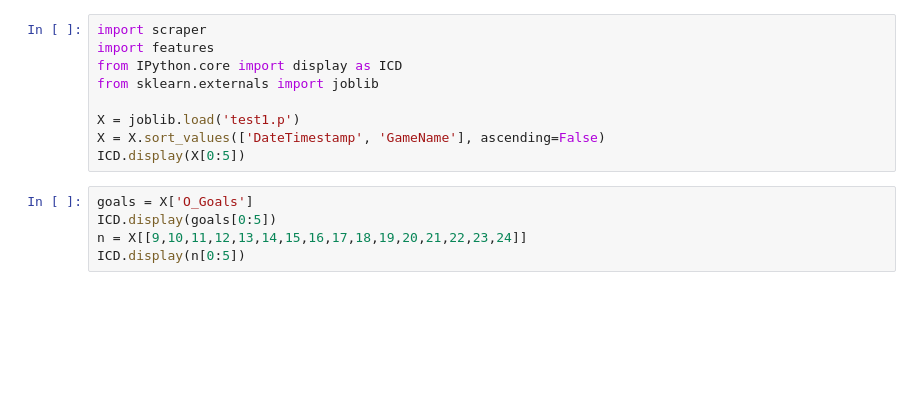
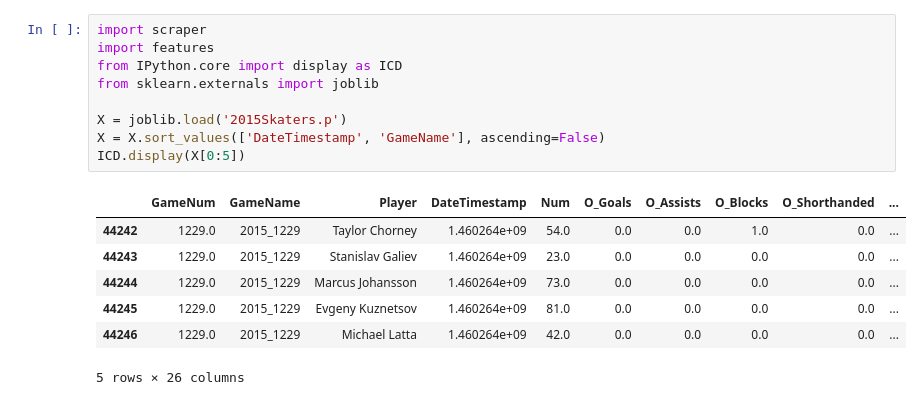
Before and after one commit to mmn599/hockey, a Jupyter notebook: ScattinPlots.ipynb, the cells around one changed output. Saved outputs shown, nothing was run; the diff lists cells and outputs as text; blank space fills up the shorter version.

```diff
--- a/ScattinPlots.ipynb
+++ b/ScattinPlots.ipynb
@@ -1,17 +1,20 @@
 # %%
 import scraper
 import features
 from IPython.core import display as ICD
 from sklearn.externals import joblib
 
-X = joblib.load('test1.p')
+X = joblib.load('2015Skaters.p')
 X = X.sort_values(['DateTimestamp', 'GameName'], ascending=False)
 ICD.display(X[0:5])
+# %% [output]
+|  | GameNum | GameName | Player | DateTimestamp | Num | O_Goals | O_Assists | O_Blocks | O_Shorthanded | ... |
+| 44242 | 1229.0 | 2015_1229 | Taylor Chorney | 1.460264e+09 | 54.0 | 0.0 | 0.0 | 1.0 | 0.0 | ... |
+| 44243 | 1229.0 | 2015_1229 | Stanislav Galiev | 1.460264e+09 | 23.0 | 0.0 | 0.0 | 0.0 | 0.0 | ... |
+| 44244 | 1229.0 | 2015_1229 | Marcus Johansson | 1.460264e+09 | 73.0 | 0.0 | 0.0 | 0.0 | 0.0 | ... |
+| 44245 | 1229.0 | 2015_1229 | Evgeny Kuznetsov | 1.460264e+09 | 81.0 | 0.0 | 0.0 | 0.0 | 0.0 | ... |
+| 44246 | 1229.0 | 2015_1229 | Michael Latta | 1.460264e+09 | 42.0 | 0.0 | 0.0 | 0.0 | 0.0 | ... |
+5 rows × 26 columns
-# %%
-goals = X['O_Goals']
-ICD.display(goals[0:5])
-n = X[[9,10,11,12,13,14,15,16,17,18,19,20,21,22,23,24]]
-ICD.display(n[0:5])
 # %%
 %matplotlib inline
 X.plot.scatter(x='TS_Goals', y='O_Goals')
```
Also changed, not shown: parts of 2 cells of this notebook, 2 other files.
